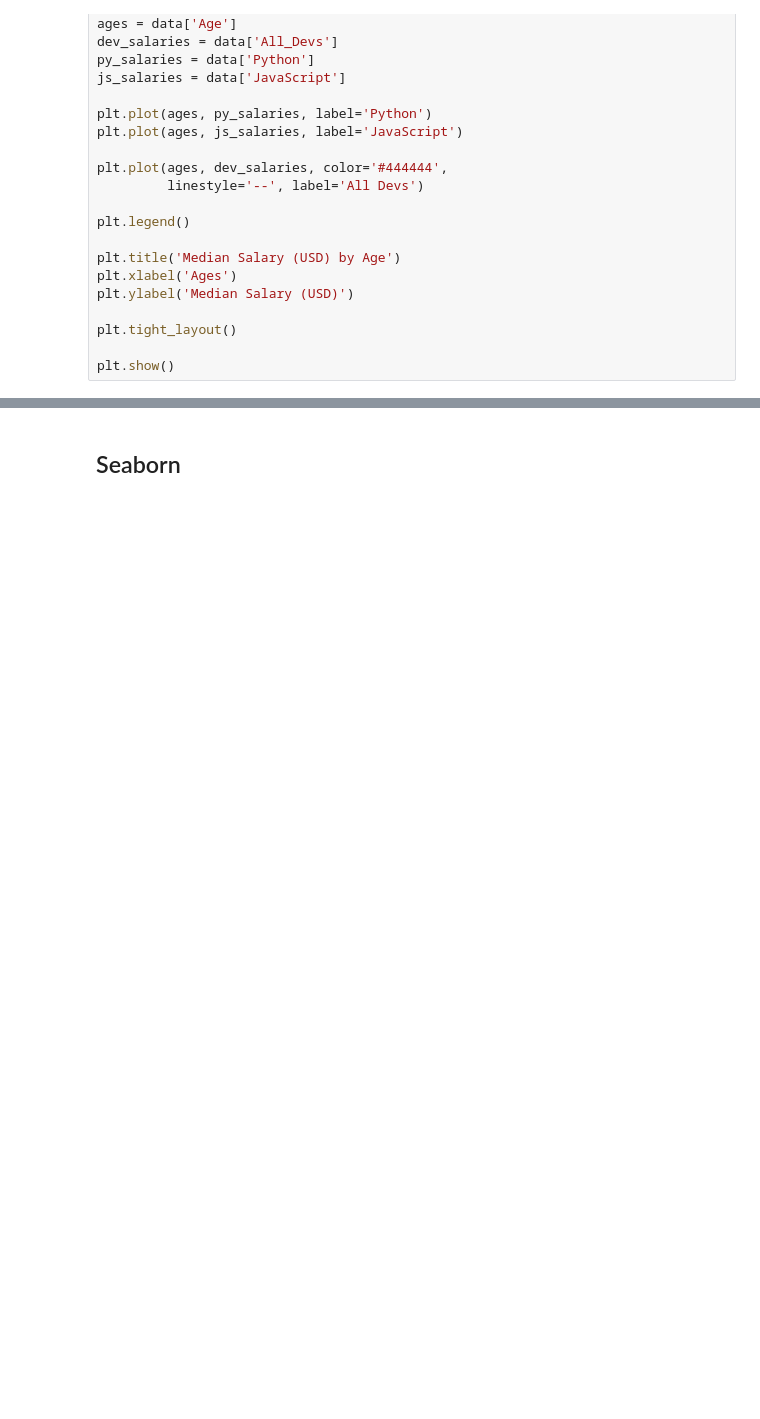
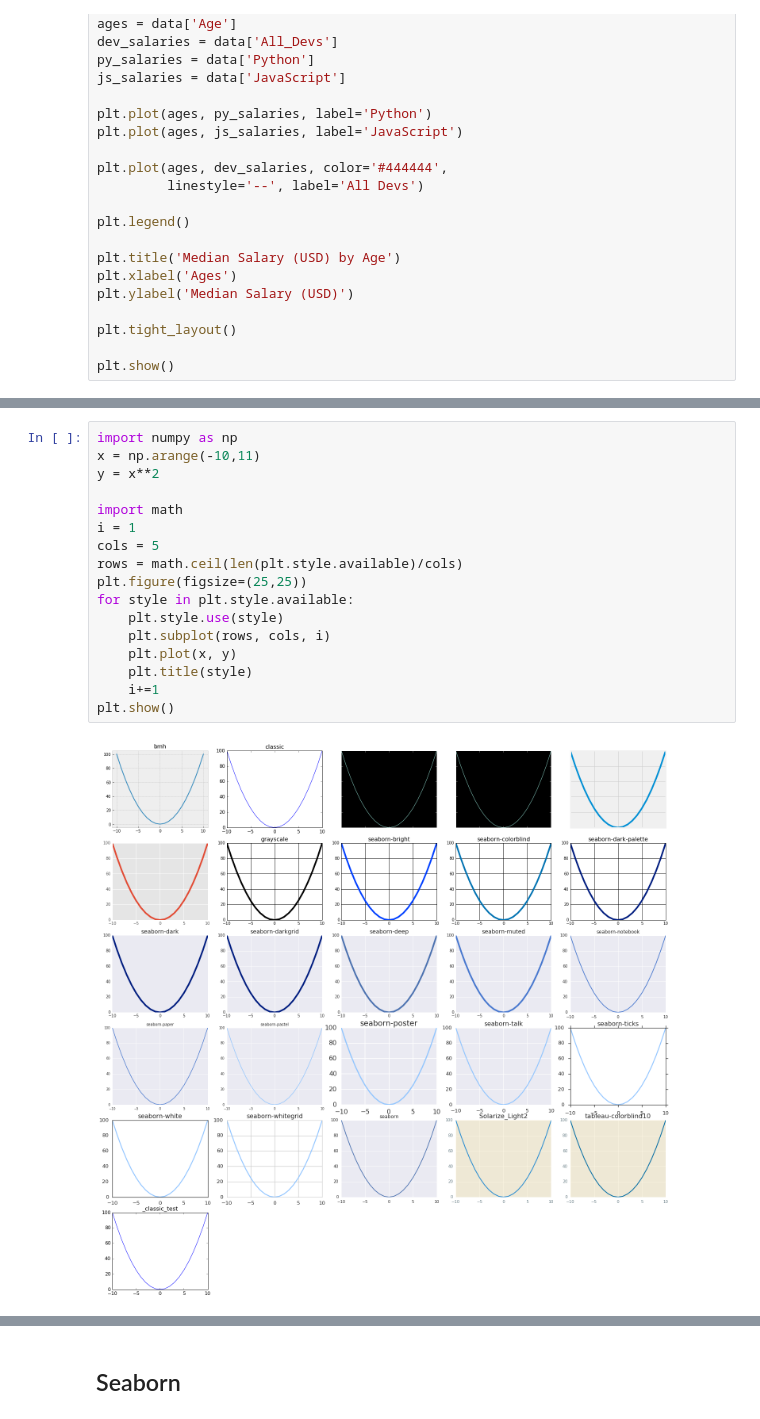
Before and after one commit to ebharucha/Misc, a Jupyter notebook: Cheat Sheet.ipynb, the cells around one changed output, grey strips where cells are left out. Saved outputs shown, nothing was run; the diff lists cells and outputs as text; blank space fills up the shorter version.

```diff
--- a/Cheat Sheet.ipynb
+++ b/Cheat Sheet.ipynb
@@ -258,0 +265,19 @@ plt.show()
+# %%
+import numpy as np
+x = np.arange(-10,11)
+y = x**2
+
+import math
+i = 1
+cols = 5
+rows = math.ceil(len(plt.style.available)/cols)
+plt.figure(figsize=(25,25))
+for style in plt.style.available:
+    plt.style.use(style)
+    plt.subplot(rows, cols, i)
+    plt.plot(x, y)
+    plt.title(style)
+    i+=1
+plt.show()
+# %% [output]
+[figure, added]
```
Also changed, not shown: parts of 2 cells of this notebook, 1 other file.
